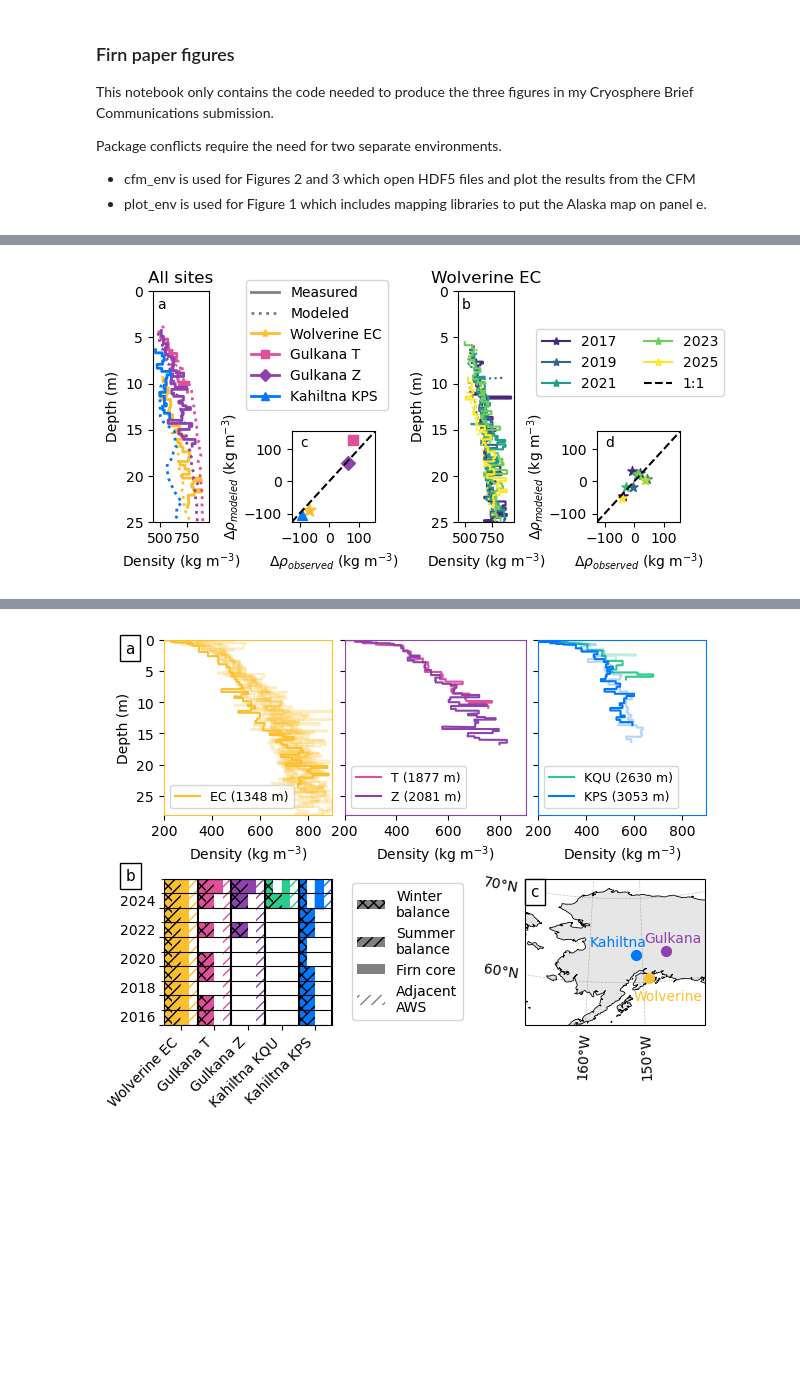
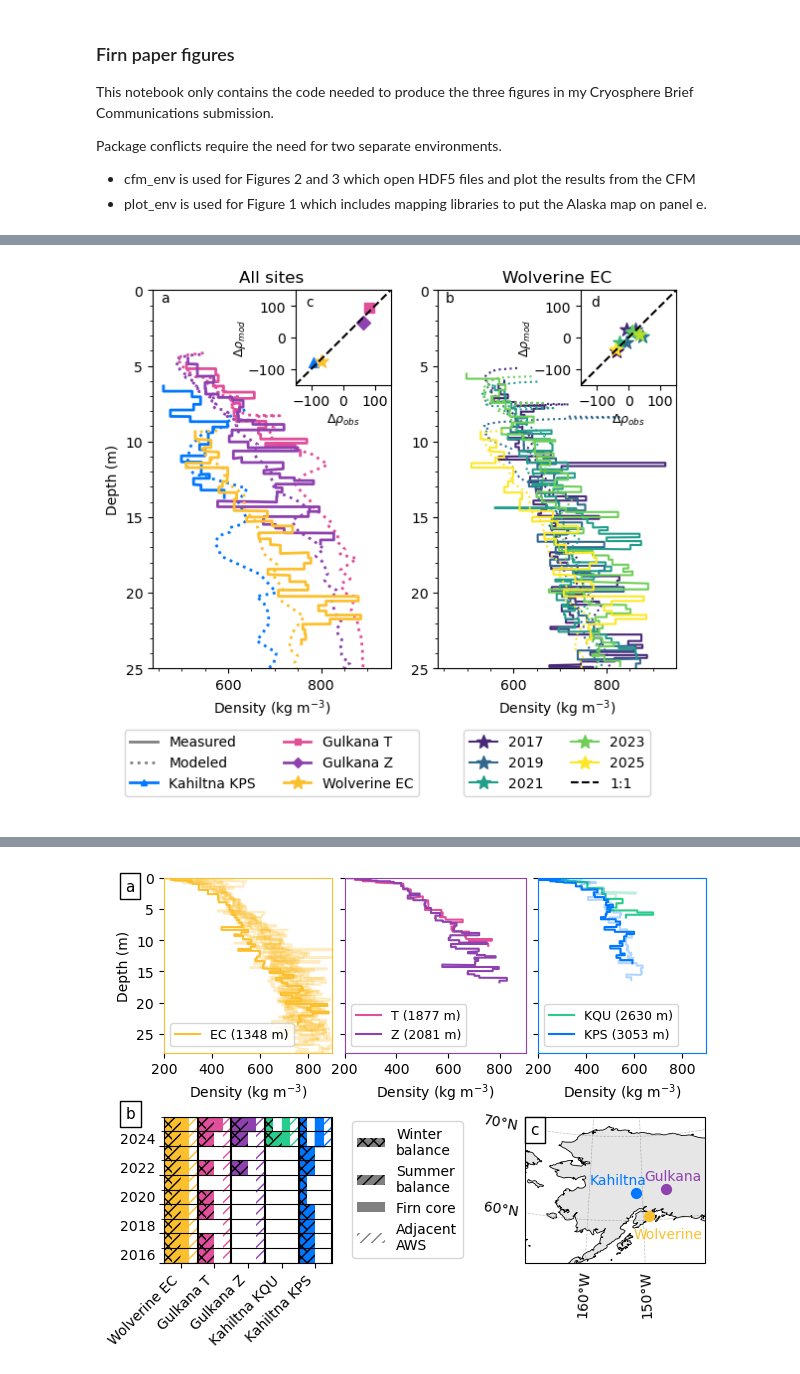
Before and after one commit to clairevwilson/CommunityFirnModel, a Jupyter notebook: CFM_main/paper_figures.ipynb, the cells around one changed output, grey strips where cells are left out. Cells and saved outputs as stored; diff of their text form; code cells hidden in the pictures; blank space fills up the shorter version.

```diff
--- a/CFM_main/paper_figures.ipynb
+++ b/CFM_main/paper_figures.ipynb
@@ -68,12 +42,11 @@ if redo_dict:
     out_fn = out_fp + 'SITE/SITE_sitecal/CFMresults.hdf5'
     forcing_fn = base_fp + 'Forcings/SITE/SITE_1d_sitecal_forcings.csv'
     out_dict = get_dict(sites, out_fn, forcing_fn)
-    with open('site_dict_redo.pkl','wb') as f:
+    with open('site_dict_final.pkl','wb') as f:
         pickle.dump(out_dict, f)
 else:
-    with open('site_dict.pkl','rb') as f:
+    with open('site_dict_final.pkl','rb') as f:
         out_dict = pickle.load(f)
-sensitivity_figure('density_gradient','MELT_ACC_RATIO', out_dict)
 # %% [output]
 starting EC
 EC 2016_05_13
@@ -111,7 +96,7 @@ for site in sites_compare:
     density_meas, layer_tops, layer_bottoms = get_density_measured(site, date)
 
     # Load model output
-    cfm_fn = base_fp + f'Output/{glacier}{site}/{glacier}{site}_tpx1/CFMresults.hdf5'
+    cfm_fn = base_fp + f'Output/{glacier}{site}/{glacier}{site}_FINAL/CFMresults.hdf5'
     output = h5py.File(cfm_fn, 'r')
     all_decimal_time = output['density'][:, 0]
     target_time = to_decimal_year(pd.to_datetime(date.replace('_', '/')))[0]
@@ -151,7 +136,7 @@ for date in dates_wolverine_spring:
     density_meas, layer_tops, layer_bottoms = get_density_measured(site, date)
 
     # Load model output
-    cfm_fn = base_fp + f'Output/{glacier}{site}/{glacier}{site}_tpx1/CFMresults.hdf5'
+    cfm_fn = base_fp + f'Output/{glacier}{site}/{glacier}{site}_FINAL/CFMresults.hdf5'
     output = h5py.File(cfm_fn, 'r')
     all_decimal_time = output['density'][:, 0]
     target_time = to_decimal_year(pd.to_datetime(date.replace('_', '/')))[0]
@@ -220,6 +205,7 @@ for b_start, b_end in zip(bin_edges_site[:-1], bin_edges_site[1:]):
             for mod in others_mod:
                 if not np.isnan(mod):
                     sitewise_mod[site].append(mod_vals[site] - mod)
+
             # sitewise_obs[site].append((obs_vals[site] - np.nanmean(others_obs)) * (len(overlapping_sites) - 1))
             # sitewise_mod[site].append((mod_vals[site] - np.nanmean(others_mod)) * (len(overlapping_sites) - 1))
 
@@ -244,26 +230,36 @@ for b_start, b_end in zip(bin_edges_year[:-1], bin_edges_year[1:]):
                 if not np.isnan(mod):
                     yearwise_mod[date].append(mod_vals[date] - mod)
 # %%
+from mpl_toolkits.axes_grid1.inset_locator import inset_axes
+
 # FIGURE 2
 all_measured = []
 all_modeled = []
 string = 'tpx1'
-sites_compare = ['EC','T','Z','KPS']
+sites_compare = ['KPS','T','Z','EC']
 
 # GRIDSPEC
-fig = plt.figure(figsize=(6.8, 3))
-gs = mpl.gridspec.GridSpec(2, 4, figure=fig, width_ratios=(1,1.5,1,1.5),
-                           wspace=1.2, hspace=0.2, height_ratios=[1,0.76]) #, width_ratios=[1,1.5,1,1.5])
+fig = plt.figure(figsize=(6.8, 6.8))
+gs = mpl.gridspec.GridSpec(2, 2, figure=fig, height_ratios=[1,0.25])
+                        #    wspace=1.2, hspace=0.2, height_ratios=[1,0.76]) #, width_ratios=[1,1.5,1,1.5])
 
 # Spatial plots
-ax1 = fig.add_subplot(gs[0:2, 0])
-lax1 = fig.add_subplot(gs[0, 1])
-ax2 = fig.add_subplot(gs[1, 1])
+ax1 = fig.add_subplot(gs[0, 0])
+lax1 = fig.add_subplot(gs[1,0])
+ax2 = inset_axes(ax1, width="40%", height="25%", loc=1, borderpad=0)
+ax2.set_xlabel(r"$\Delta\rho_{obs}$", fontsize=9, labelpad=2)
+ax2.set_ylabel(r"$\Delta\rho_{mod}$", fontsize=9, labelpad=2)
+ax2.set_xlim(-150, 150)
+ax2.set_ylim(-150, 150)
 
 # Temporal plots
-ax4 = fig.add_subplot(gs[0:2, 2], sharex=ax1, sharey=ax1)
-lax2 = fig.add_subplot(gs[0, 3])
-ax5 = fig.add_subplot(gs[1, 3])
+ax4 = fig.add_subplot(gs[0, 1], sharex=ax1, sharey=ax1)
+lax2 = fig.add_subplot(gs[1, 1])
+ax5 = inset_axes(ax4, width="40%", height="25%", loc=1, borderpad=0)
+ax5.set_xlabel(r"$\Delta\rho_{obs}$", fontsize=9, labelpad=2)
+ax5.set_ylabel(r"$\Delta\rho_{mod}$", fontsize=9, labelpad=2)
+ax5.set_xlim(-150, 150)
+ax5.set_ylim(-150, 150)
 
 #empty
 # empty1 = fig.add_subplot(gs[1, 5])
@@ -286,7 +282,7 @@ for si, site in enumerate(sites_compare):
     density_meas, layer_tops, layer_bottoms = get_density_measured(site, date)
 
     # modeled
-    cfm_fn = base_fp + f'Output/{glacier}{site}/{glacier}{site}_{string}/CFMresults.hdf5'
+    cfm_fn = base_fp + f'Output/{glacier}{site}/{glacier}{site}_FINAL/CFMresults.hdf5'
     output = h5py.File(cfm_fn,'r')
 
     # plot depth vs density
@@ -336,15 +332,16 @@ for si, site in enumerate(sites_compare):
         density_plot.append([density_meas_layer, density_meas_layer])
     ax1.plot(np.array(density_plot).flatten(), np.array(depth_plot).flatten(), color=site_colors[site],
              linewidth=2, label=get_glacier(site).capitalize()+' '+site)
+    ms = 10 if markers[site] == '*' else 5
     lax1.plot(np.nan, np.nan,color=site_colors[site], marker=markers[site],
-             linewidth=2, label=get_glacier(site).capitalize()+' '+site) # +f'\n({RMSE:.2f})')
+             linewidth=2, label=get_glacier(site).capitalize()+' '+site, ms= ms) # +f'\n({RMSE:.2f})')
     print(site, MAPE)
 
     # plot modeled density
     ax1.plot(density_mod, depth_mod, color=site_colors[site], linestyle=':', linewidth=2)
 
 # beautify
-lax1.legend(loc='center', bbox_to_anchor=(0.3,0.55),fontsize=10)
+lax1.legend(loc='center',ncols=2, bbox_to_anchor=(0.5,0.5),fontsize=10)
 lax1.axis('off')
 ax1.invert_yaxis()
 ax1.set_yticks([0,5,10,15,20, 25])
@@ -365,7 +362,7 @@ for d, date in enumerate(dates_wolverine_spring):
     layer_middles = layer_bottoms + (layer_bottoms - layer_tops) / 2
 
     # modeled
-    cfm_fn = base_fp + f'Output/{glacier}{site}/{glacier}{site}_{string}/CFMresults.hdf5'
+    cfm_fn = base_fp + f'Output/{glacier}{site}/{glacier}{site}_FINAL/CFMresults.hdf5'
     output = h5py.File(cfm_fn,'r')
 
     # plot depth vs density
@@ -419,12 +416,12 @@ for d, date in enumerate(dates_wolverine_spring):
         ax4.plot(density_mod, depth_mod, color=cmap(norm(d)), linestyle=':')
         # diff = np.interp(layer_middles, depth_mod, density_mod) - density_meas
         # ax4.plot(diff, layer_middles, color=cmap(norm(d)),label=date[:4])
-        lax2.plot(np.nan, np.nan, color=cmap(norm(d)), marker='*', label=date[:4]) # , label=date[:4]+f'\n({RMSE:.2f})')
+        lax2.plot(np.nan, np.nan, color=cmap(norm(d)), marker='*', label=date[:4], ms=10) # , label=date[:4]+f'\n({RMSE:.2f})')
     print(date, MAPE)
 
 # beautify
 lax2.plot(np.nan, np.nan, 'k--', label='1:1')
-lax2.legend(loc='center',bbox_to_anchor=(0.4,0.4),fontsize=10,ncols=2)
+lax2.legend(loc='center',bbox_to_anchor=(0.5, 0.5),fontsize=10,ncols=2)
 lax2.axis('off')
 # ax4.set_title('Wolverine EC', fontsize=10)
 # ax1.minorticks_on()
@@ -435,8 +432,9 @@ lax2.axis('off')
 #     ax.xaxis.set_label_coords(0.5, -0.25)
 
 for letter, ax in zip(['a','b','c','d'], [ax1, ax4,ax2,ax5]):
-    y = 0.88 if letter in ['c','d'] else 0.94
-    ax.text(0.152, y, letter, fontsize=10, ha='center', va='center',
+    y = 0.88 if letter in ['c','d'] else 0.98
+    x = 0.152 if letter in ['c','d'] else 0.05
+    ax.text(x, y, letter, fontsize=10, ha='center', va='center',
         transform=ax.transAxes) # bbox=dict(facecolor='white', edgecolor='black'),
 
 # Plot the scatter BY SITE
@@ -444,6 +442,7 @@ all_mod = []
 all_obs = []
 for site in sites_compare:
     size = 100 if markers[site] == '*' else 50
+    print(site, np.mean(sitewise_obs[site]), np.mean(sitewise_mod[site]))
     ax2.scatter(np.mean(sitewise_obs[site]), np.mean(sitewise_mod[site]), s=size,
             color=site_colors[site], marker=markers[site], label=get_glacier(site).capitalize()+' '+site)
     all_mod.append(np.mean(sitewise_mod[site]))
@@ -451,17 +450,16 @@ for site in sites_compare:
 ss_res = np.sum((np.array(all_obs) - np.array(all_mod)) ** 2)
 ss_tot = np.sum((np.array(all_obs) - np.mean(np.array(all_obs))) ** 2)
 R2 = 1 - ss_res / ss_tot
+print(R2)
 min_all = np.min([all_obs, all_mod])
 max_all = np.max([all_obs, all_mod])
-ax2.plot([min_all * 1.2, max_all * 1.2],
-        [min_all * 1.2, max_all * 1.2],
+ax2.plot([-150,150],
+        [-150,150],
         'k--', label='1:1')
-ax2.set_xlim(min_all*1.2, max_all*1.2)
-ax2.set_ylim(min_all*1.2, max_all*1.2)
+# ax2.set_xlim(min_all*1.2, max_all*1.2)
+# ax2.set_ylim(min_all*1.2, max_all*1.2)
 # ax2.text(0.35, 0.07, f'$R^2$: {R2:.2f}', transform=ax2.transAxes, color='k')
-ax2.set_xlabel(r'$\Delta \rho_{observed}$ (kg m$^{-3}$)', fontsize=10)
-ax2.set_ylabel(r'$\Delta \rho_{modeled}$ (kg m$^{-3}$)', fontsize=10)
-ax2.yaxis.set_label_coords(-0.6, 0.5)
+# ax2.yaxis.set_label_coords(-0.6, 0.5)
 # ax2.text(r'$\Delta \rho_{modeled}$ (kg m$^{-3}$)', fontsize=10)
 
 # Plot the scatter BY DATE
@@ -476,18 +474,19 @@ for d, date in enumerate(dates_wolverine_spring):
 ss_res = np.sum((np.array(all_obs) - np.array(all_mod)) ** 2)
 ss_tot = np.sum((np.array(all_obs) - np.mean(np.array(all_obs))) ** 2)
 R2 = 1 - ss_res / ss_tot
+print(R2)
 # ax5.text(0.35, 0.07, f'$R^2$: {R2:.2f}', transform=ax5.transAxes, color='k')
 # min_all = np.min([all_obs, all_mod])
 # max_all = np.max([all_obs, all_mod])
 
-ax5.plot([min_all * 1.2, max_all * 1.2],
-        [min_all * 1.2, max_all * 1.2],
-        'k--', label='1:1')
-ax5.set_xlim(min_all*1.2, max_all*1.2)
-ax5.set_ylim(min_all*1.2, max_all*1.2)
-ax5.set_xlabel(r'$\Delta \rho_{observed}$ (kg m$^{-3}$)', fontsize=10)
-ax5.set_ylabel(r'$\Delta \rho_{modeled}$ (kg m$^{-3}$)', fontsize=10)
-ax5.yaxis.set_label_coords(-0.6, 0.5)
+ax5.plot([-150, 150],
+        [-150,150],
+        'k--') #  label='1:1')
+# ax5.set_xlim(-120, 120) # min_all*1.2, max_all*1.2)
+# ax5.set_ylim(-120, 120) # min_all*1.2, max_all*1.2)
+ax5.yaxis.set_label_coords(-0.5, 0.5)
+ax2.yaxis.set_label_coords(-0.5, 0.5)
+
 
 # for aaxx in [ax, ax1]:
 #     aaxx.legend()
@@ -500,10 +499,12 @@ ax1.set_title('All sites')
 ax4.set_title('Wolverine EC')
 
 ax1.set_ylabel('Depth (m)', fontsize=10)
-ax4.set_ylabel('Depth (m)', fontsize=10)
+ax1.minorticks_on()
+ax4.minorticks_on()
+# ax4.set_ylabel('Depth (m)', fontsize=10)
 ax1.set_xlabel('Density (kg m$^{-3}$)', fontsize=10)
 ax4.set_xlabel('Density (kg m$^{-3}$)', fontsize=10)
 # plt.tight_layout()
-plt.savefig(base_fp + 'Figs/Figure2_1.png',dpi=400, bbox_inches='tight')
+plt.savefig(base_fp + 'Figs/Figure2_final.png',dpi=400, bbox_inches='tight')
 plt.show()
 # %% [output]
@@ -524 +531 @@ KPS 8.468659972394786
-[figure, old version]
+[figure, new version]
```
Also changed, not shown: parts of 6 cells of this notebook, 6 other files.
